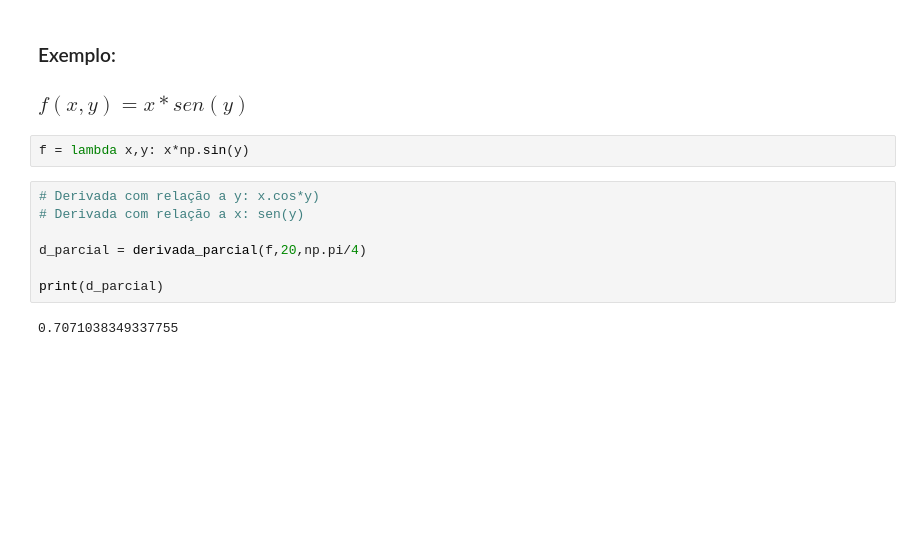
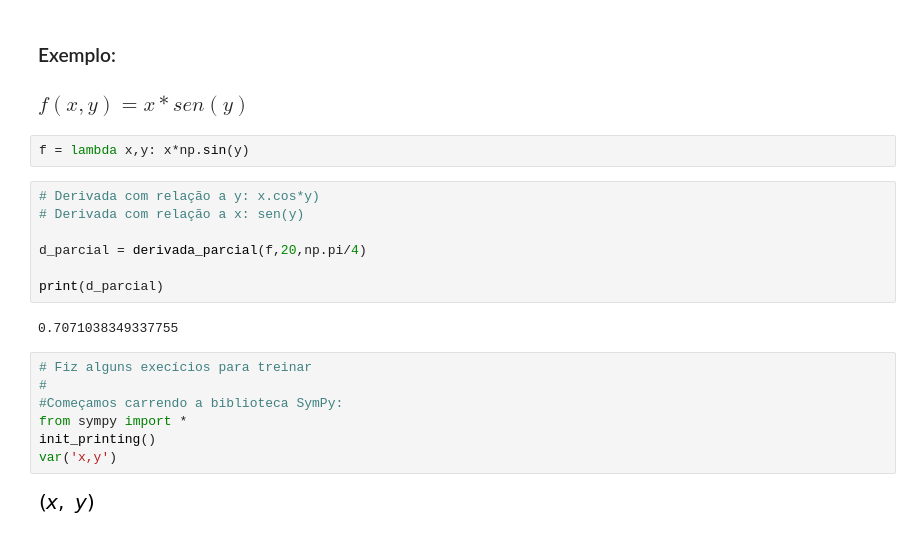
Before and after one commit to othonceu/CalculoComplementar, a Jupyter notebook: 41-Derivada.ipynb, the cells around one changed output. Drawn from its saved outputs; the diff is of its cells as text; blank space fills up the shorter version.

```diff
--- a/41-Derivada.ipynb
+++ b/41-Derivada.ipynb
@@ -136,3 +136,12 @@ d_parcial = derivada_parcial(f,20,np.pi/4)
 print(d_parcial)
 # %% [output]
 0.7071038349337755
+# %%
+# Fiz alguns execícios para treinar
+#
+#Começamos carrendo a biblioteca SymPy:
+from sympy import *
+init_printing()
+var('x,y')
+# %% [output]
+[figure, added]
```
Also changed, not shown: parts of 19 cells of this notebook, 6 other files.
